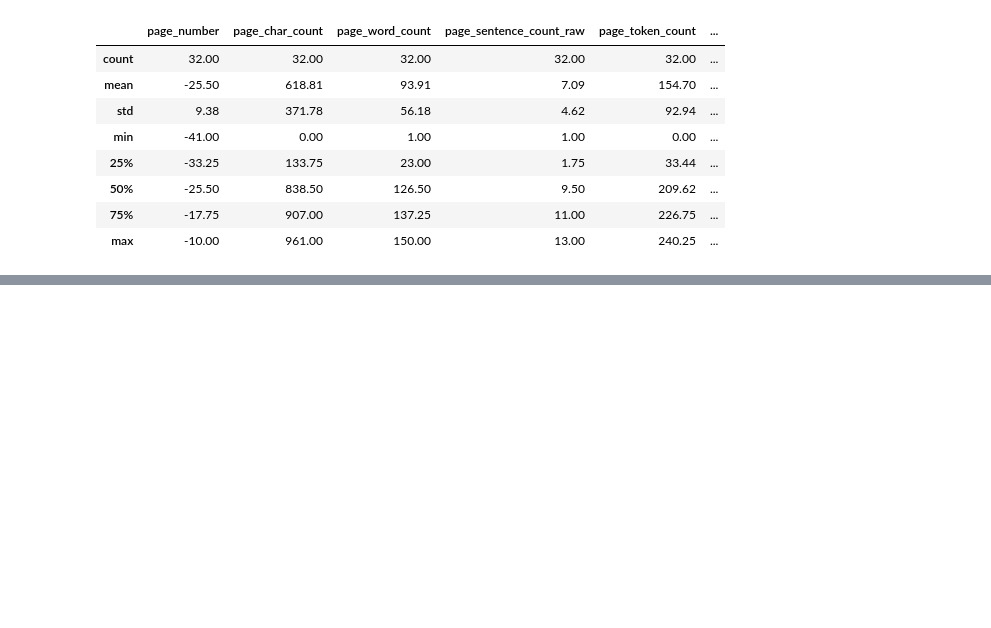
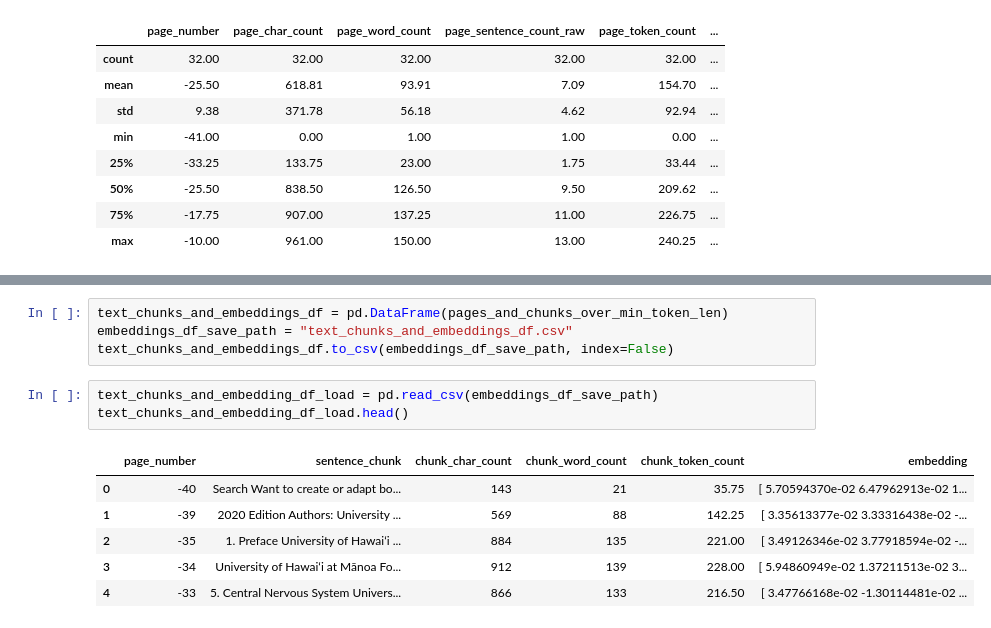
Before and after one commit to Gautam-2604/rag-from-scratch, a Jupyter notebook: index.ipynb, the cells around one changed output, grey strips where cells are left out. Cells and saved outputs as stored; diff of their text form; blank space fills up the shorter version.

```diff
--- a/index.ipynb
+++ b/index.ipynb
@@ -183,0 +369,14 @@ df.describe().round(2)
+# %%
+text_chunks_and_embeddings_df = pd.DataFrame(pages_and_chunks_over_min_token_len)
+embeddings_df_save_path = "text_chunks_and_embeddings_df.csv"
+text_chunks_and_embeddings_df.to_csv(embeddings_df_save_path, index=False)
+# %%
+text_chunks_and_embedding_df_load = pd.read_csv(embeddings_df_save_path)
+text_chunks_and_embedding_df_load.head()
+# %% [output]
+|  | page_number | sentence_chunk | chunk_char_count | chunk_word_count | chunk_token_count | embedding |
+| 0 | -40 | Search Want to create or adapt bo... | 143 | 21 | 35.75 | [ 5.70594370e-02 6.47962913e-02 1... |
+| 1 | -39 | 2020 Edition Authors: University ... | 569 | 88 | 142.25 | [ 3.35613377e-02 3.33316438e-02 -... |
+| 2 | -35 | 1. Preface University of Hawai‘i ... | 884 | 135 | 221.00 | [ 3.49126346e-02 3.77918594e-02 -... |
+| 3 | -34 | University of Hawai‘i at Mānoa Fo... | 912 | 139 | 228.00 | [ 5.94860949e-02 1.37211513e-02 3... |
+| 4 | -33 | 5. Central Nervous System Univers... | 866 | 133 | 216.50 | [ 3.47766168e-02 -1.30114481e-02 ... |
```
Also changed, not shown: parts of 25 cells of this notebook, 2 other files.
